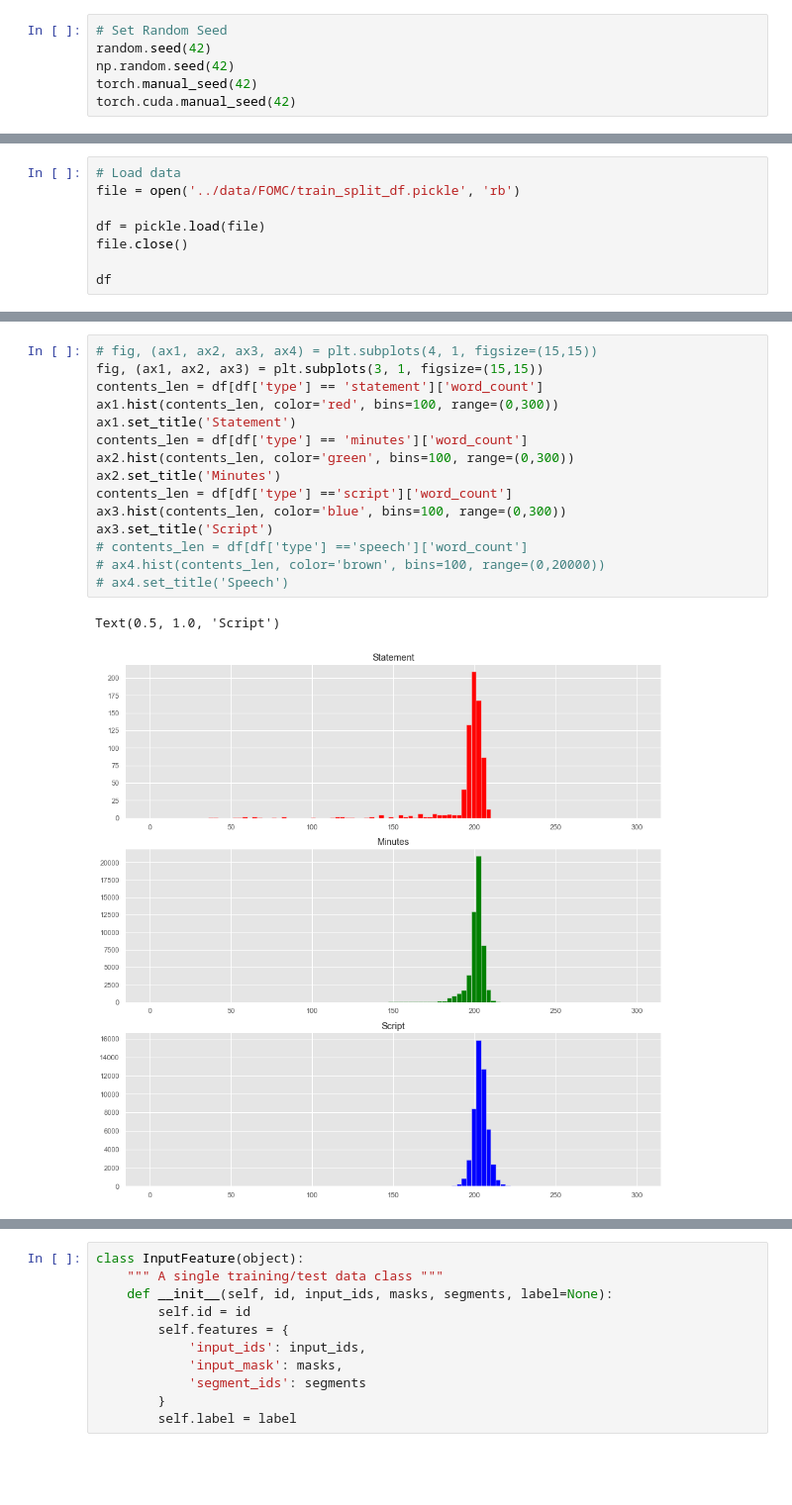
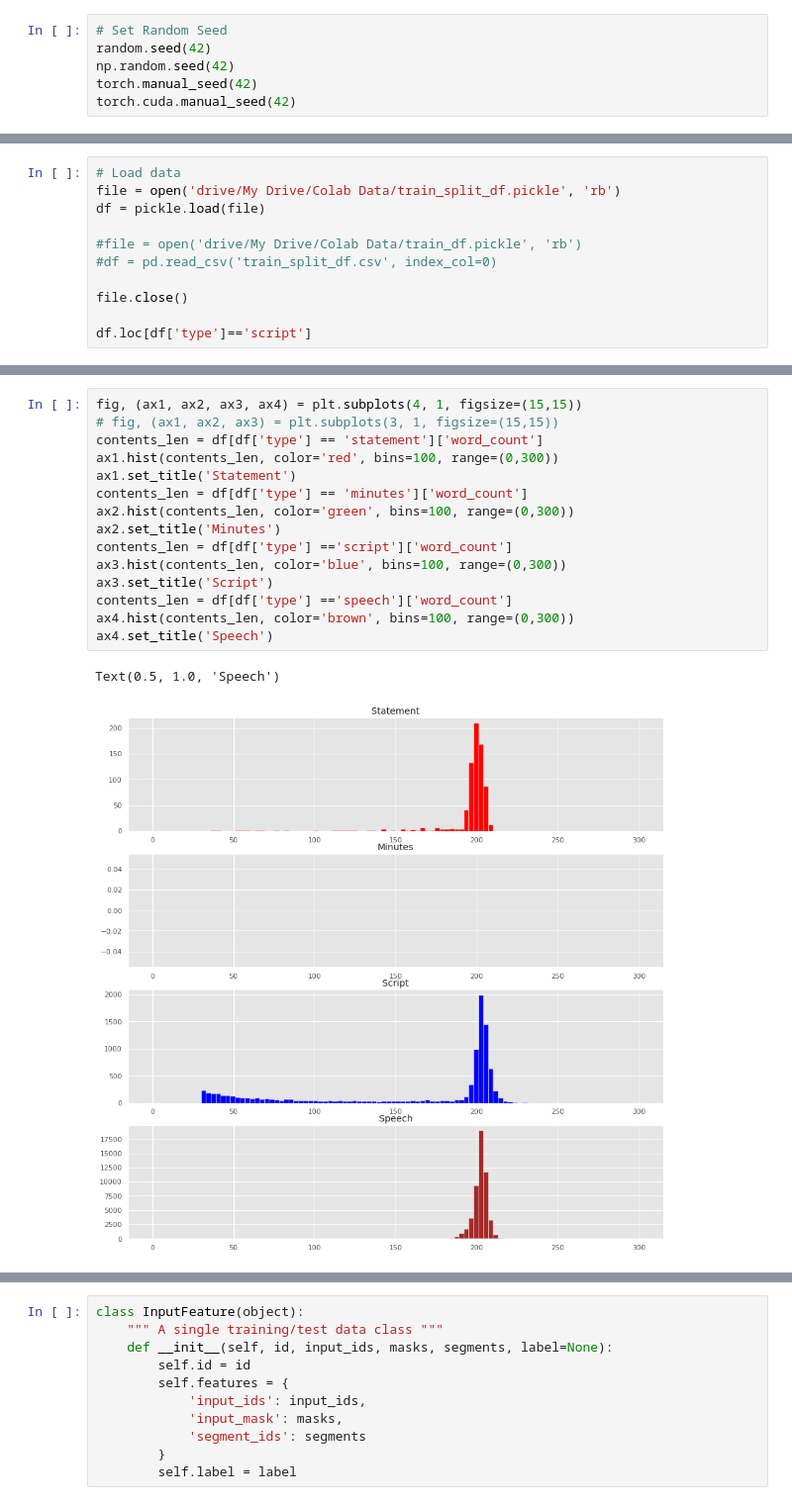
Before and after one commit to yukit-k/centralbank_analysis, a Jupyter notebook: src/FOMC_Analysis_BERT_PyTorch.ipynb, the cells around one changed output, grey strips where cells are left out. Shown at 99% size. Drawn from its saved outputs; the diff is of its cells as text; blank space fills up the shorter version.

Commit message:
fix: Adapt to Google Colab

```diff
--- a/src/FOMC_Analysis_BERT_PyTorch.ipynb
+++ b/src/FOMC_Analysis_BERT_PyTorch.ipynb
@@ -87,9 +112,12 @@ torch.cuda.manual_seed(42)
 # %%
 # Load data
-file = open('../data/FOMC/train_split_df.pickle', 'rb')
+file = open('drive/My Drive/Colab Data/train_split_df.pickle', 'rb')
+df = pickle.load(file)
 
-df = pickle.load(file)
+#file = open('drive/My Drive/Colab Data/train_df.pickle', 'rb')
+#df = pd.read_csv('train_split_df.csv', index_col=0)
+
 file.close()
 
-df
+df.loc[df['type']=='script']
 # %% [output]
@@ -180,18 +217,18 @@ sns.barplot(x=y, y=x)
 # %%
-# fig, (ax1, ax2, ax3, ax4) = plt.subplots(4, 1, figsize=(15,15))
-fig, (ax1, ax2, ax3) = plt.subplots(3, 1, figsize=(15,15))
+fig, (ax1, ax2, ax3, ax4) = plt.subplots(4, 1, figsize=(15,15))
+# fig, (ax1, ax2, ax3) = plt.subplots(3, 1, figsize=(15,15))
 contents_len = df[df['type'] == 'statement']['word_count']
 ax1.hist(contents_len, color='red', bins=100, range=(0,300))
 ax1.set_title('Statement')
 contents_len = df[df['type'] == 'minutes']['word_count']
 ax2.hist(contents_len, color='green', bins=100, range=(0,300))
 ax2.set_title('Minutes')
 contents_len = df[df['type'] =='script']['word_count']
 ax3.hist(contents_len, color='blue', bins=100, range=(0,300))
 ax3.set_title('Script')
-# contents_len = df[df['type'] =='speech']['word_count']
-# ax4.hist(contents_len, color='brown', bins=100, range=(0,20000))
-# ax4.set_title('Speech')
+contents_len = df[df['type'] =='speech']['word_count']
+ax4.hist(contents_len, color='brown', bins=100, range=(0,300))
+ax4.set_title('Speech')
 # %% [output]
-Text(0.5, 1.0, 'Script')
+Text(0.5, 1.0, 'Speech')
-[figure, old version]
+[figure, new version]
```
Also changed, not shown: parts of 40 cells of this notebook.
